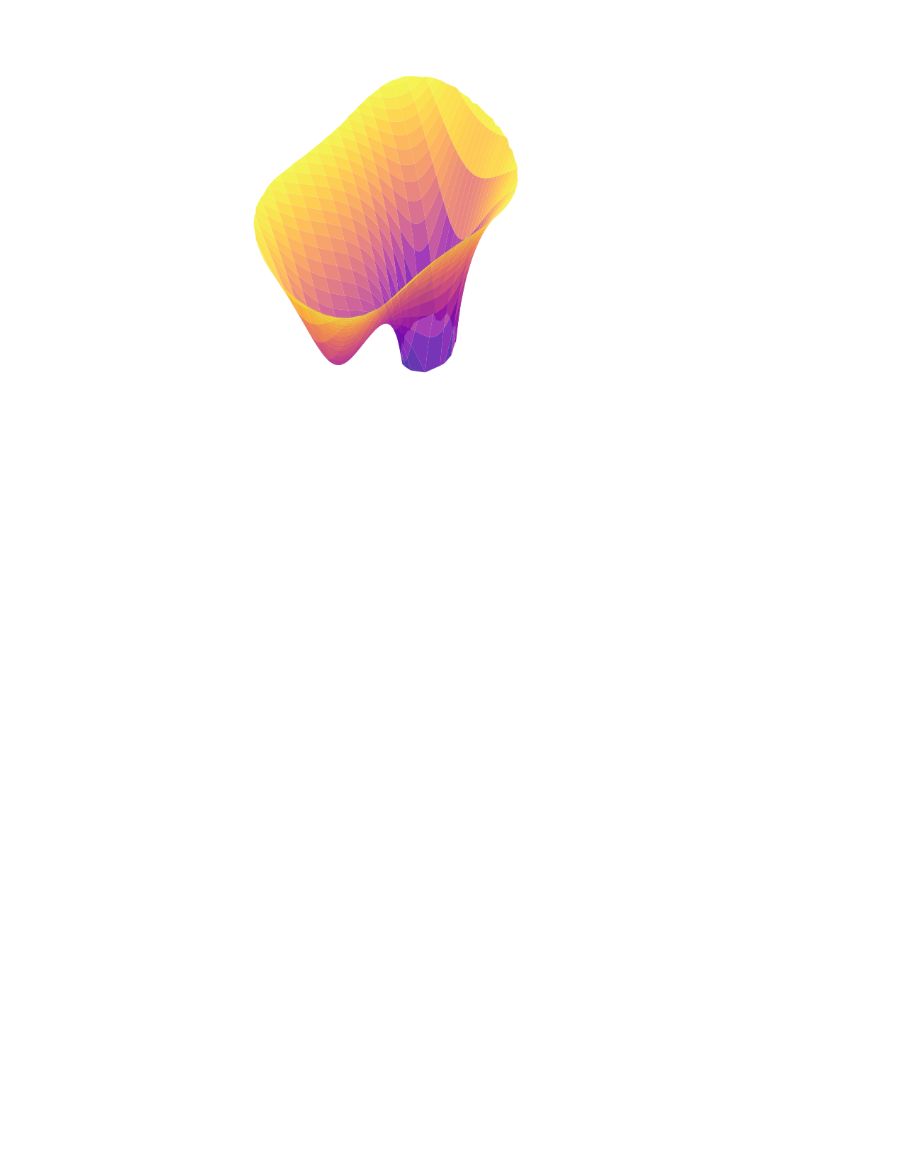
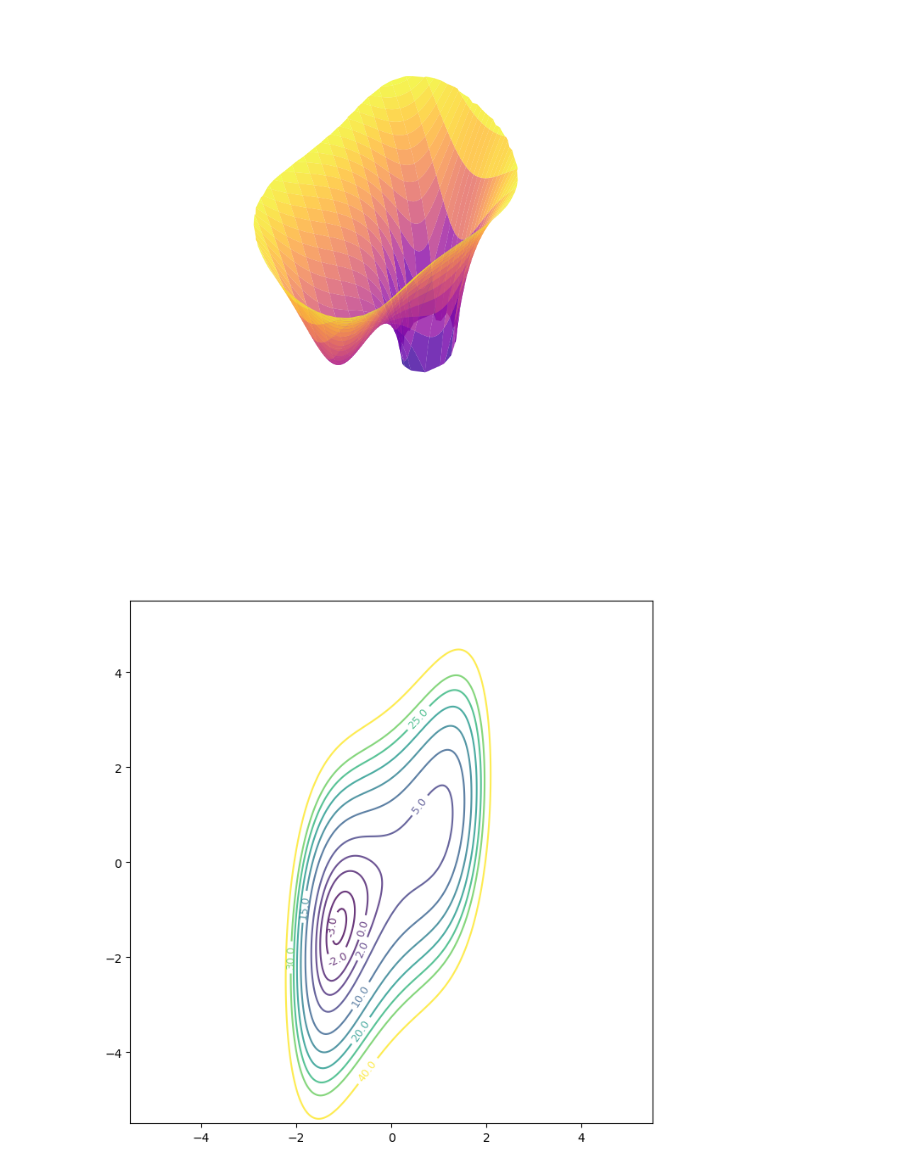
Before and after one commit to tommasoperitoree/CSM_Lab, a Jupyter notebook: srcs/_previews.ipynb, the cells around one changed output. Saved outputs shown, nothing was run; the diff lists cells and outputs as text; code cells hidden in the pictures; blank space fills up the shorter version.

```diff
--- a/srcs/_previews.ipynb
+++ b/srcs/_previews.ipynb
@@ -262,3 +262,78 @@ plt.savefig('../resources/presentation/energy_surface.pdf',
 plt.show()
 # %% [output]
 [figure]
+# %%
+# Contour plotting function
+def plot_contour_lines_only(output_dir, energy_levels=None, colors=None,
+                           linewidths=None, linestyles=None, alpha=0.8):
+    """
+    Plot specific contour lines only (no filled regions)
+
+    Parameters:
+    -----------
+    output_dir : str
+        Output directory and filename (without extension)
+    energy_levels : list
+        Specific energy levels to plot as contours
+    colors : list or str
+        Colors for each contour level
+    linewidths : list or float
+        Line widths for contours
+    linestyles : list or str
+        Line styles for contours
+    alpha : float
+        Transparency of contour lines
+    """
+    # Default energy levels if not provided
+    if energy_levels is None:
+        energy_levels = [-3, -2, 0, 2, 5, 10, 15, 20, 25, 30, 40]
+
+    # Define grid for visualization
+    upper_lim, lower_lim = 5.5, -5.5
+    x = np.linspace(lower_lim, upper_lim, 300)
+    y = np.linspace(lower_lim, upper_lim, 300)
+    X, Y = np.meshgrid(x, y)
+
+    # Compute energy landscape
+    Z_target = np.zeros([len(X), len(Y)])
+    for i in range(len(X)):
+        for j in range(len(Y)):
+            conf = torch.tensor([X[i][j], Y[i][j]], dtype=torch.float32)
+            Z_target[i, j] = energy(conf).item()
+
+    # Create figure
+    fig, ax = plt.subplots(figsize=(8, 8), dpi=100)
+
+    # Set plot limits
+    ax.set_xlim(lower_lim, upper_lim)
+    ax.set_ylim(lower_lim, upper_lim)
+
+    # Plot contour lines only
+    contour = ax.contour(X, Y, Z_target, levels=energy_levels,
+                        colors=colors, alpha=alpha,
+                        linewidths=linewidths or 1.5,
+                        linestyles=linestyles or '-')
+
+    # Add contour labels
+    ax.clabel(contour, inline=True, fontsize=9, fmt='%.1f')
+
+    # Set labels
+    #ax.set_xlabel('x', fontsize=12)
+    #ax.set_ylabel('y', fontsize=12)
+    #ax.set_title('Energy Contour Lines', fontsize=14)
+
+    # Equal aspect ratio
+    ax.set_aspect('equal')
+
+    # Add grid for reference
+    #ax.grid(True, alpha=0.3)
+
+    # Save and close
+    plt.savefig(output_dir + ".png", dpi=300, bbox_inches='tight')
+    plt.show()  # Show instead of close for notebook
+
+# Usage examples:
+# Basic contour plot
+plot_contour_lines_only("../resources/presentation/energy_contours")
+# %% [output]
+[figure, added]
```
Also changed, not shown: 1 other file.
